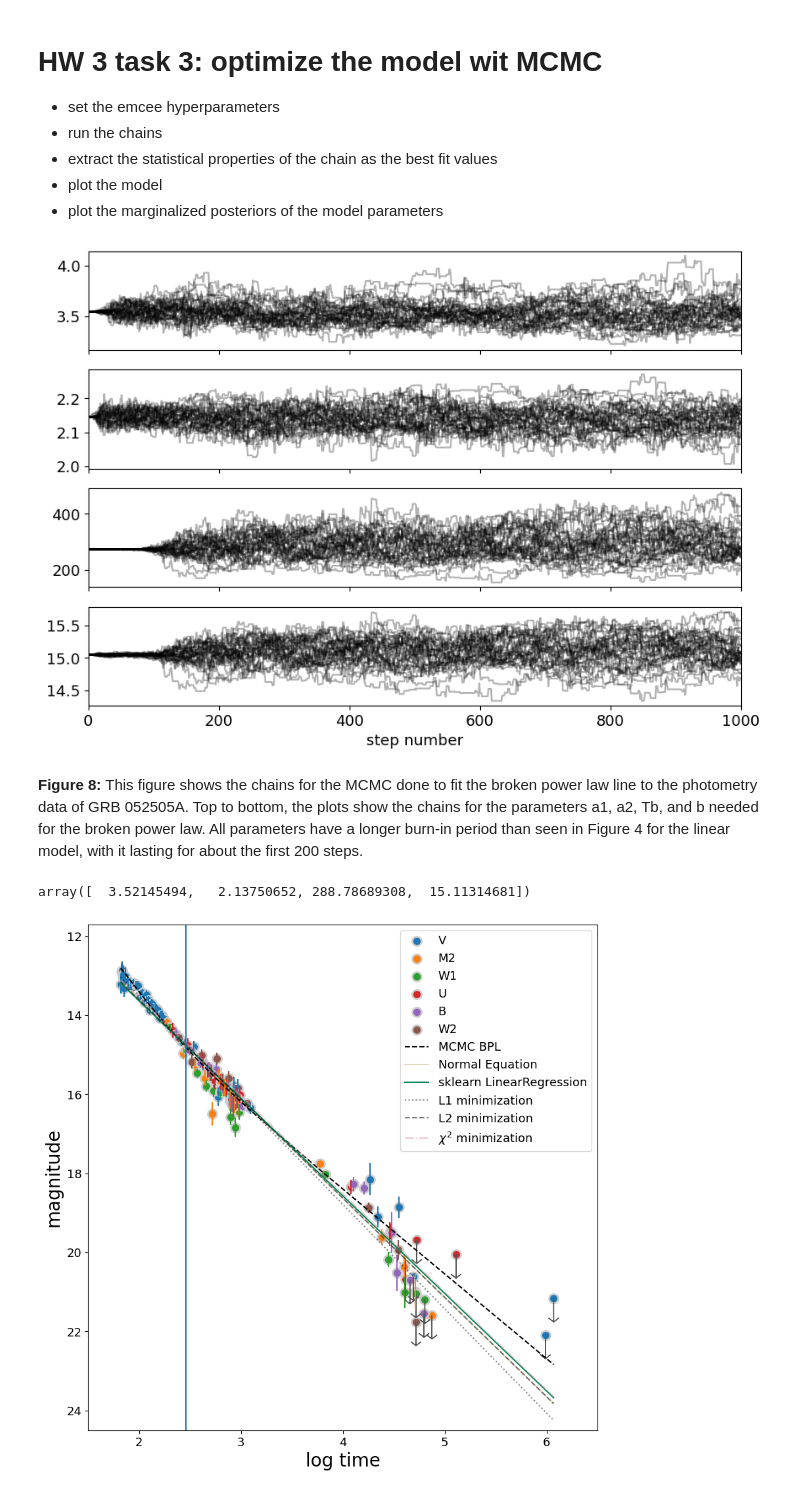
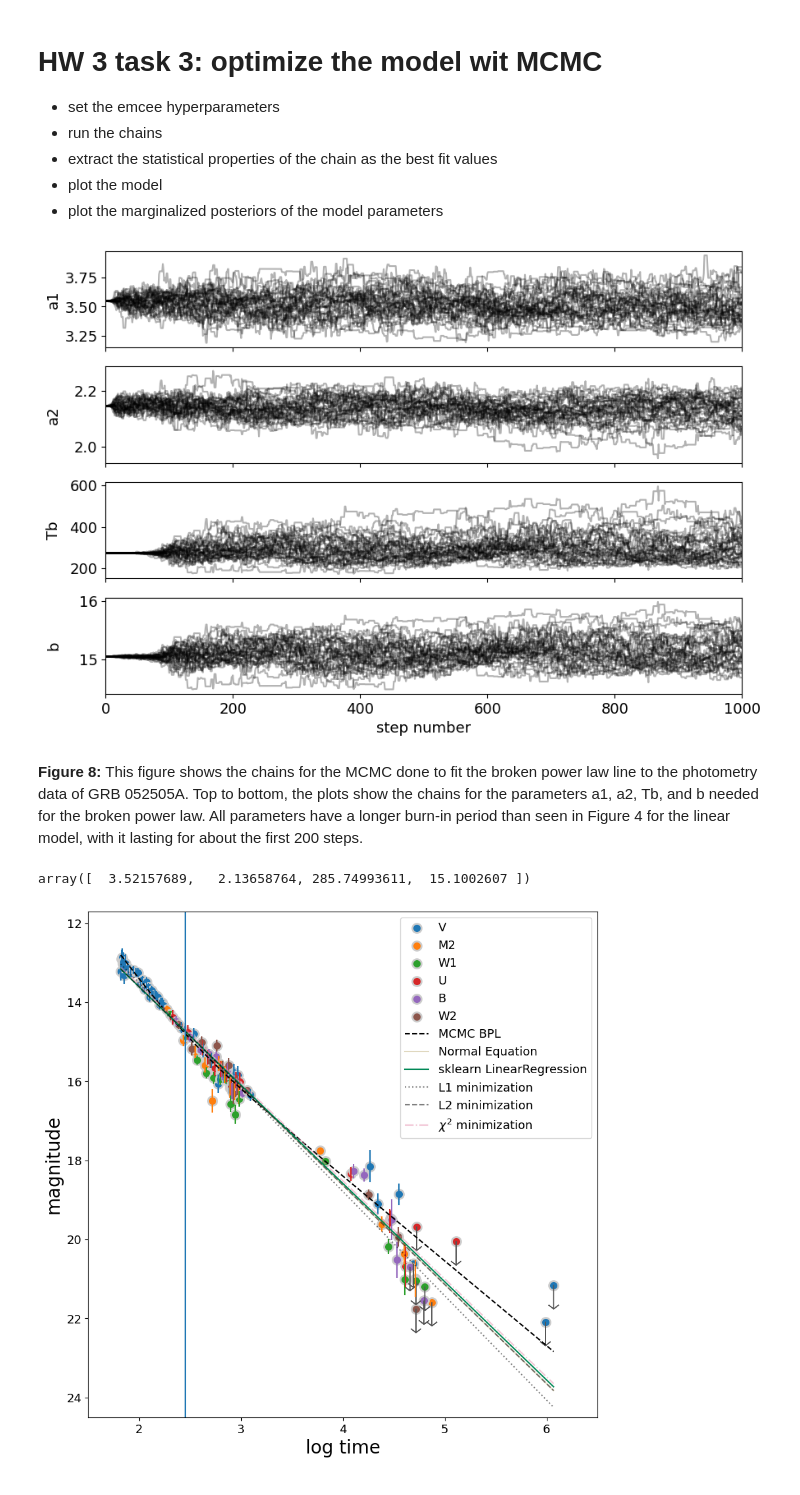
Before and after one commit to mnilsson8/DSPS_mNilsson, a Jupyter notebook: HW6/Second_Half_fitlinetogrbafterglow_mcmc_instructions_dsps25.ipynb, the cells around one changed output. Saved outputs shown, nothing was run; the diff lists cells and outputs as text; code cells hidden in the pictures.

Commit message:
Updated figures

```diff
--- a/HW6/Second_Half_fitlinetogrbafterglow_mcmc_instructions_dsps25.ipynb
+++ b/HW6/Second_Half_fitlinetogrbafterglow_mcmc_instructions_dsps25.ipynb
@@ -538,12 +538,15 @@ fig = corner.corner(
 #in the slides and in class I discussed what you should expect them to look like
 fig, axes = plt.subplots(ndim, figsize=(10, 7), sharex=True)
 samples = sampler.get_chain()
+labels = ["slope","intercept"]
 
 for i in range(ndim):
     ax = axes[i]
     ax.plot(samples[:, :, i], "k", alpha=0.3)
     ax.set_xlim(0, len(samples))
-    ax.yaxis.set_label_coords(-0.1, 0.5)
+    ax.set_ylabel(labels[i])
+    ax.yaxis.set_label_coords(-0.06, 0.5)
+
 
 axes[-1].set_xlabel("step number");
 # %% [output]
@@ -559,7 +562,8 @@ for i in range(ndim):
     ax = axes[i]
     ax.plot(samples[:, :, i], "k", alpha=0.3)
     ax.set_xlim(0, 100)#len(samples))
-    ax.yaxis.set_label_coords(-0.1, 0.5)
+    ax.yaxis.set_label_coords(-0.06, 0.5)
+    ax.set_ylabel(labels[i])
 
 axes[-1].set_xlabel("step number");
 # %% [output]
@@ -752,16 +756,18 @@ sampler.run_mcmc(pos, 1_000, progress=True);
 # %%
 #plot the chains
 fig, axes = plt.subplots(ndim, figsize=(10, 7), sharex=True)
 samples = sampler.get_chain()
+labels = ["a1","a2","Tb","b"]
 
 for i in range(ndim):
     ax = axes[i]
     ax.plot(samples[:, :, i], "k", alpha=0.3)
     ax.set_xlim(0, len(samples))
-    ax.yaxis.set_label_coords(-0.1, 0.5)
+    ax.yaxis.set_label_coords(-0.07, 0.5)
+    ax.set_ylabel(labels[i])
 axes[-1].set_xlabel("step number");
 # %% [output]
-[figure, old version]
+[figure, new version]
 # %% [markdown]
 **Figure 8:** This figure shows the chains for the MCMC done to fit the broken power law line to the photometry data of GRB 052505A. Top to bottom, the plots show the chains for the parameters a1, a2, Tb, and b needed for the broken power law. All parameters have a longer burn-in period than seen in Figure 4 for the linear model, with it lasting for about the first 200 steps.
 # %%
@@ -772,7 +778,7 @@ for i in range(ndim):
     mcmc[i] = mcmc[i] = np.percentile(flat_samples[:,i], [16, 50, 84])
 mcmc[:,1]
 # %% [output]
-array([  3.52145494,   2.13750652, 288.78689308,  15.11314681])
+array([  3.52157689,   2.13658764, 285.74993611,  15.1002607 ])
 # %%
 #plot the model
 ax = plotlogtime(grbAG)
```
Also changed, not shown: parts of 12 cells of this notebook.
